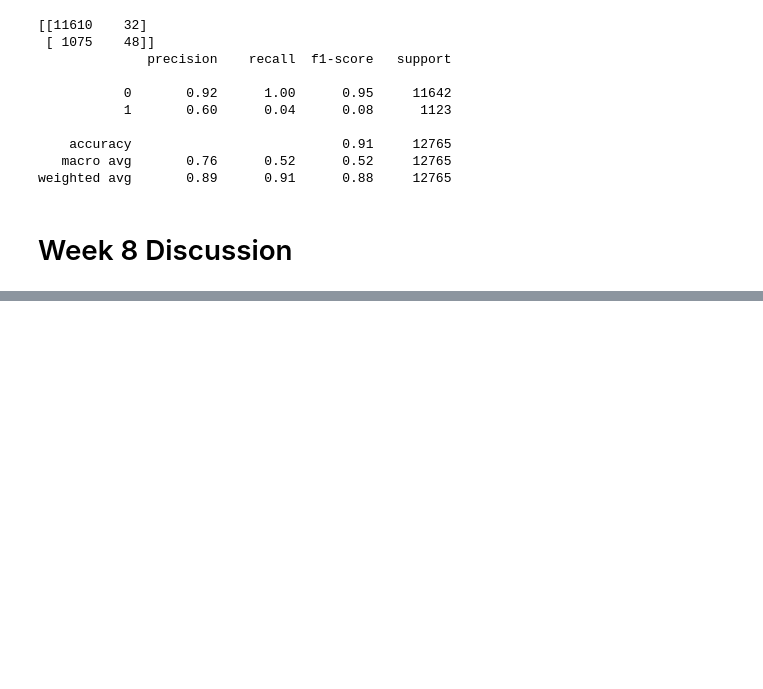
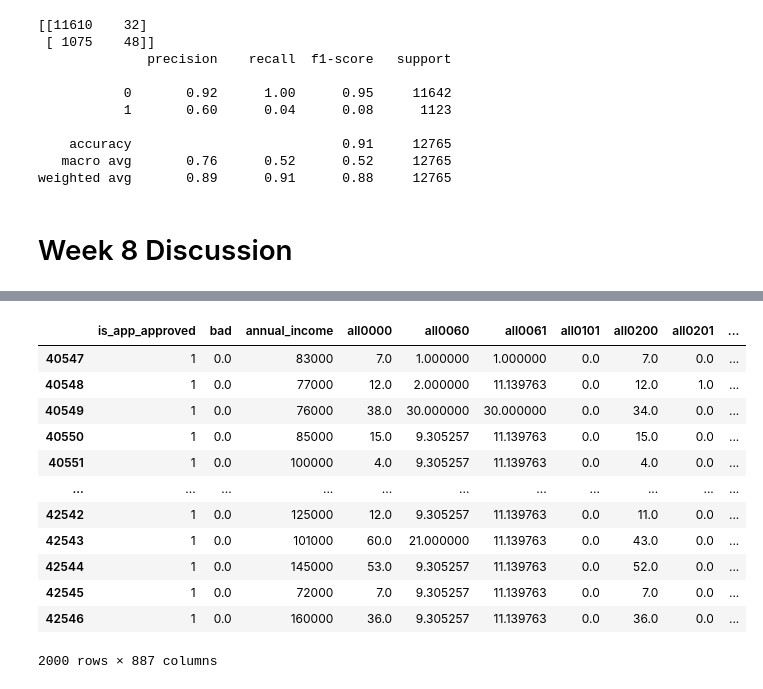
Before and after one commit to DSC180A/create_credit_score, a Jupyter notebook: src/data/week8discussion.ipynb, the cells around one changed output, grey strips where cells are left out. Drawn from its saved outputs; the diff is of its cells as text; code cells hidden in the pictures; blank space fills up the shorter version.

```diff
--- a/src/data/week8discussion.ipynb
+++ b/src/data/week8discussion.ipynb
@@ -205,0 +240,16 @@ plt.show()
+# %%
+TEST
+# %% [output]
+|  | is_app_approved | bad | annual_income | all0000 | all0060 | all0061 | all0101 | all0200 | all0201 | ... |
+| 40547 | 1 | 0.0 | 83000 | 7.0 | 1.000000 | 1.000000 | 0.0 | 7.0 | 0.0 | ... |
+| 40548 | 1 | 0.0 | 77000 | 12.0 | 2.000000 | 11.139763 | 0.0 | 12.0 | 1.0 | ... |
+| 40549 | 1 | 0.0 | 76000 | 38.0 | 30.000000 | 30.000000 | 0.0 | 34.0 | 0.0 | ... |
+| 40550 | 1 | 0.0 | 85000 | 15.0 | 9.305257 | 11.139763 | 0.0 | 15.0 | 0.0 | ... |
+| 40551 | 1 | 0.0 | 100000 | 4.0 | 9.305257 | 11.139763 | 0.0 | 4.0 | 0.0 | ... |
+| ... | ... | ... | ... | ... | ... | ... | ... | ... | ... | ... |
+| 42542 | 1 | 0.0 | 125000 | 12.0 | 9.305257 | 11.139763 | 0.0 | 11.0 | 0.0 | ... |
+| 42543 | 1 | 0.0 | 101000 | 60.0 | 21.000000 | 11.139763 | 0.0 | 43.0 | 0.0 | ... |
+| 42544 | 1 | 0.0 | 145000 | 53.0 | 9.305257 | 11.139763 | 0.0 | 52.0 | 0.0 | ... |
+| 42545 | 1 | 0.0 | 72000 | 7.0 | 9.305257 | 11.139763 | 0.0 | 7.0 | 0.0 | ... |
+| 42546 | 1 | 0.0 | 160000 | 36.0 | 9.305257 | 11.139763 | 0.0 | 36.0 | 0.0 | ... |
+2000 rows × 887 columns
```
Also changed, not shown: parts of 16 cells of this notebook, 5 other files.
